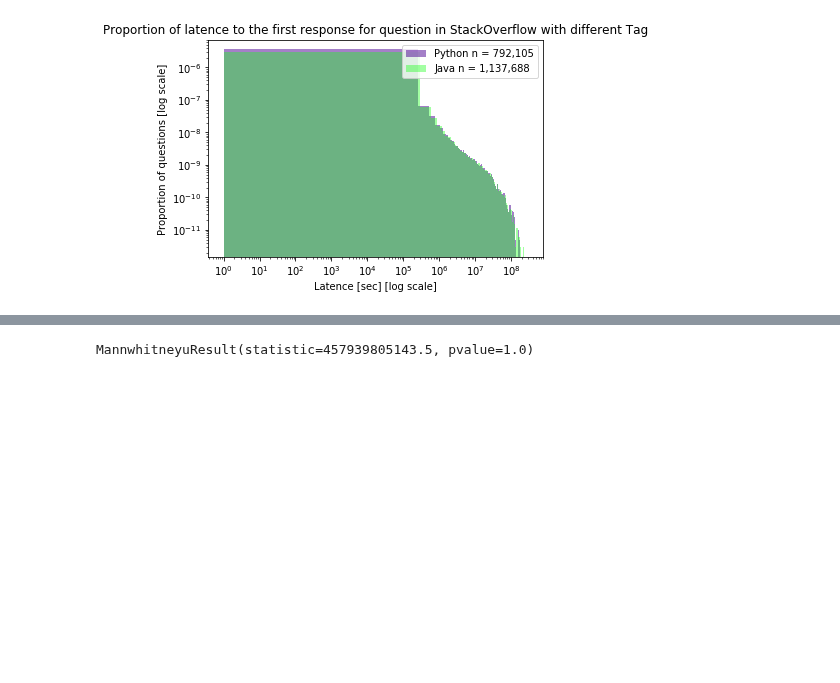
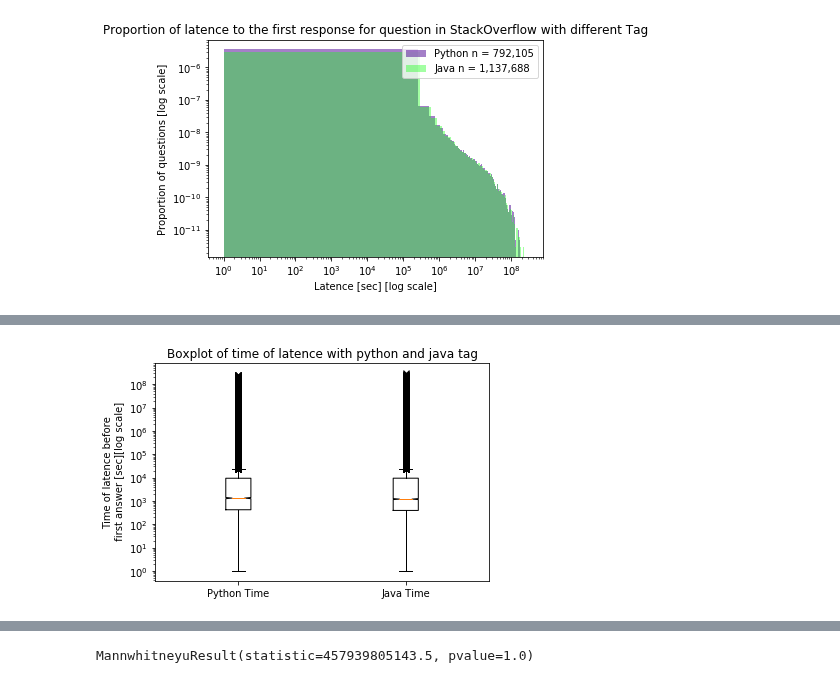
Before and after one commit to vbruttin/ada_homeworks, a Jupyter notebook: Homework3.ipynb, the cells around one changed output, grey strips where cells are left out. Drawn from its saved outputs; the diff is of its cells as text; code cells hidden in the pictures; blank space fills up the shorter version.

```diff
--- a/Homework3.ipynb
+++ b/Homework3.ipynb
@@ -488 +511,10 @@ ax.set_xticklabels(['Python Time', 'Java Time']);
+# %%
+fig, ax = plt.subplots()
+plt.boxplot(Data, notch = True, conf_intervals = CI, flierprops= dict(markerfacecolor='b', marker='x'))
+plt.yscale('log')
+ax.set_xticklabels(['Python Time', 'Java Time']);
+plt.ylabel('Time of latence before\n first answer [sec][log scale]');
+plt.title("Boxplot of time of latence with python and java tag");
+# %% [output]
+[figure, added]
 # %%
```
Also changed, not shown: parts of 13 cells of this notebook.
